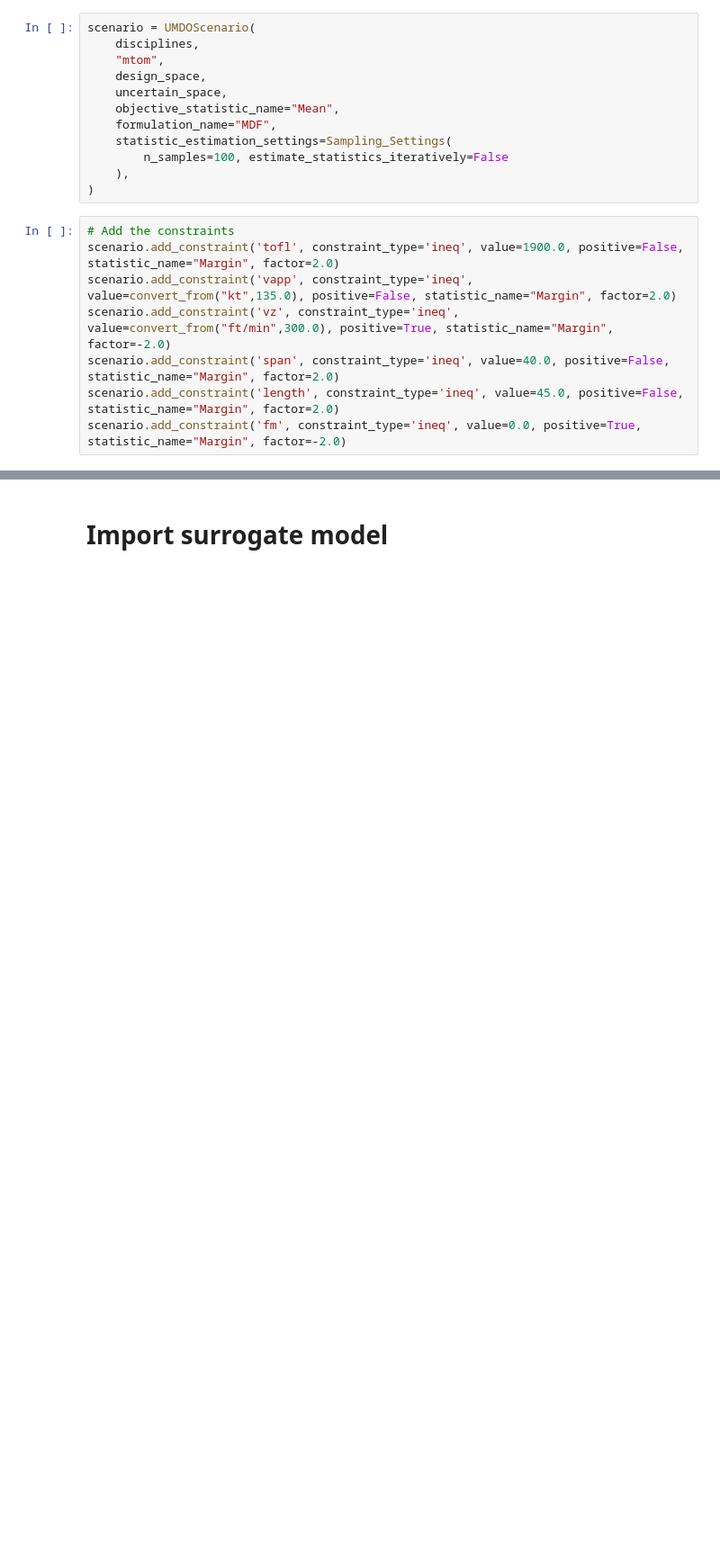
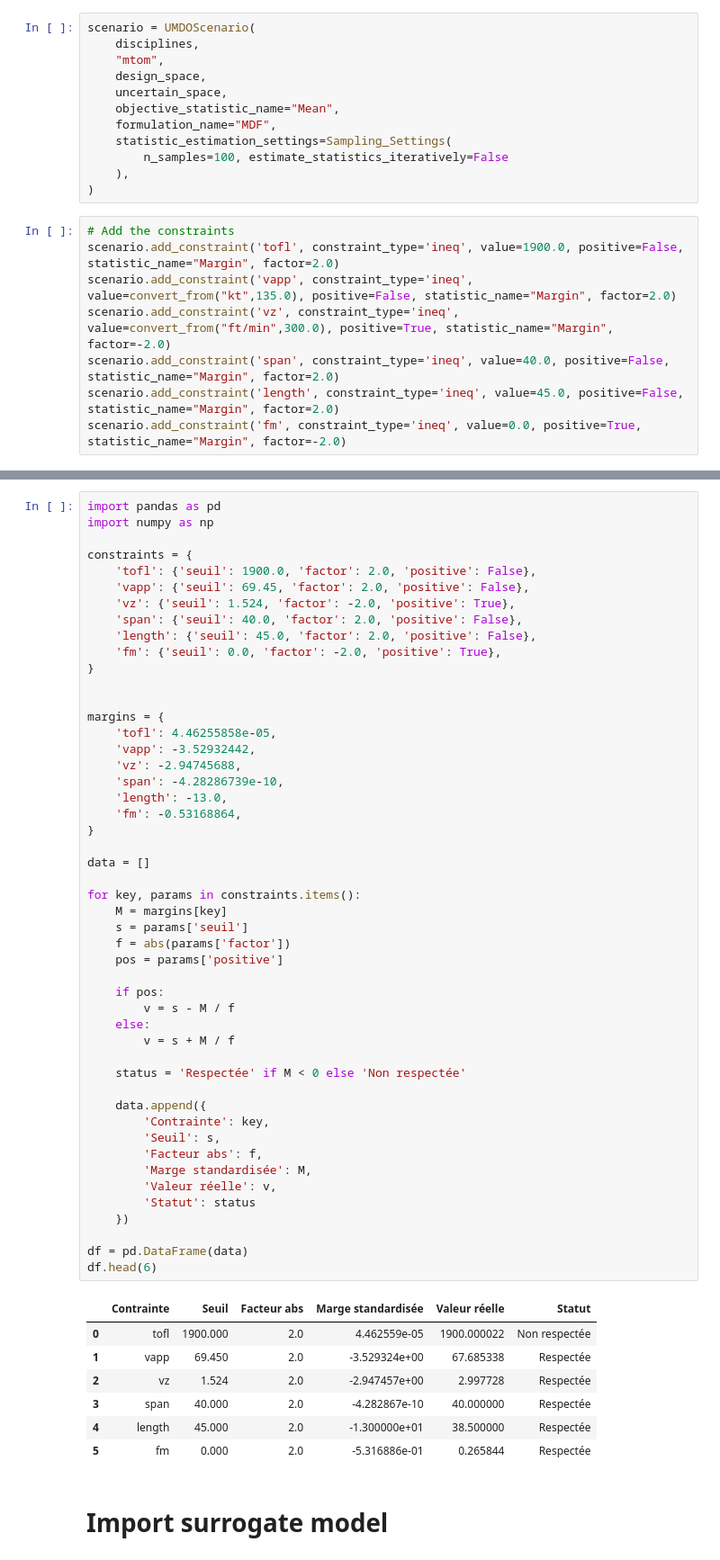
Before and after one commit to hannabkre/lh2pac, a Jupyter notebook: docs/scripts/project/UC1_problem3.ipynb, the cells around one changed output, grey strips where cells are left out. Shown at 90% size. Saved outputs shown, nothing was run; the diff lists cells and outputs as text; blank space fills up the shorter version.

Commit message:
calcul marge

```diff
--- a/docs/scripts/project/UC1_problem3.ipynb
+++ b/docs/scripts/project/UC1_problem3.ipynb
@@ -103,3 +95,60 @@ result = scenario.optimization_result
+# %%
+import pandas as pd
+import numpy as np
+
+constraints = {
+    'tofl': {'seuil': 1900.0, 'factor': 2.0, 'positive': False},
+    'vapp': {'seuil': 69.45, 'factor': 2.0, 'positive': False},
+    'vz': {'seuil': 1.524, 'factor': -2.0, 'positive': True},
+    'span': {'seuil': 40.0, 'factor': 2.0, 'positive': False},
+    'length': {'seuil': 45.0, 'factor': 2.0, 'positive': False},
+    'fm': {'seuil': 0.0, 'factor': -2.0, 'positive': True},
+}
+
+
+margins = {
+    'tofl': 4.46255858e-05,
+    'vapp': -3.52932442,
+    'vz': -2.94745688,
+    'span': -4.28286739e-10,
+    'length': -13.0,
+    'fm': -0.53168864,
+}
+
+data = []
+
+for key, params in constraints.items():
+    M = margins[key]
+    s = params['seuil']
+    f = abs(params['factor'])
+    pos = params['positive']
+
+    if pos:
+        v = s - M / f
+    else:
+        v = s + M / f
+
+    status = 'Respectée' if M < 0 else 'Non respectée'
+
+    data.append({
+        'Contrainte': key,
+        'Seuil': s,
+        'Facteur abs': f,
+        'Marge standardisée': M,
+        'Valeur réelle': v,
+        'Statut': status
+    })
+
+df = pd.DataFrame(data)
+df.head(6)
+# %% [output]
+|  | Contrainte | Seuil | Facteur abs | Marge standardisée | Valeur réelle | Statut |
+| 0 | tofl | 1900.000 | 2.0 | 4.462559e-05 | 1900.000022 | Non respectée |
+| 1 | vapp | 69.450 | 2.0 | -3.529324e+00 | 67.685338 | Respectée |
+| 2 | vz | 1.524 | 2.0 | -2.947457e+00 | 2.997728 | Respectée |
+| 3 | span | 40.000 | 2.0 | -4.282867e-10 | 40.000000 | Respectée |
+| 4 | length | 45.000 | 2.0 | -1.300000e+01 | 38.500000 | Respectée |
+| 5 | fm | 0.000 | 2.0 | -5.316886e-01 | 0.265844 | Respectée |
 # %% [markdown]
 # Import surrogate model
 # %%
```
Also changed, not shown: parts of 7 cells of this notebook.
